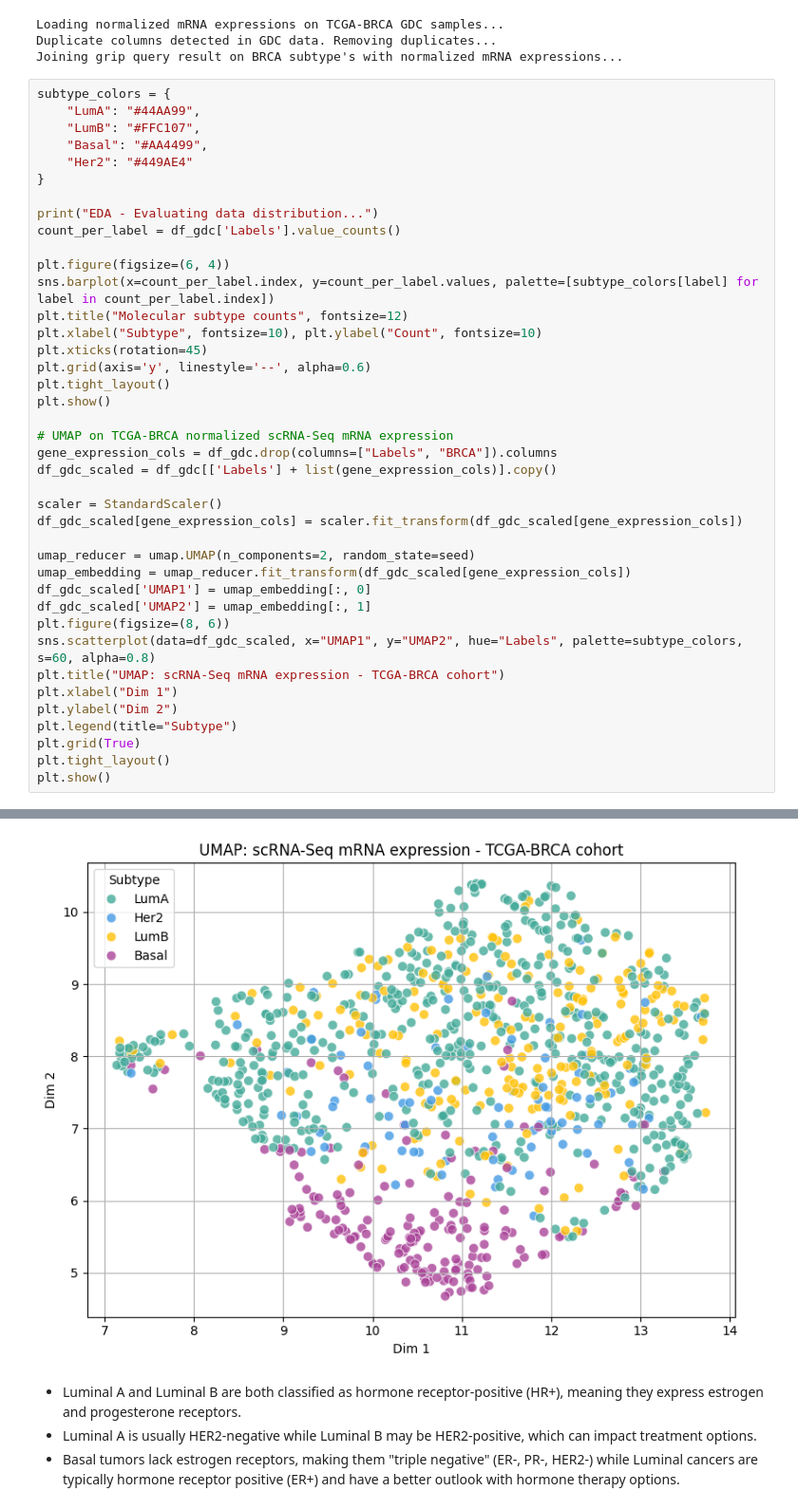
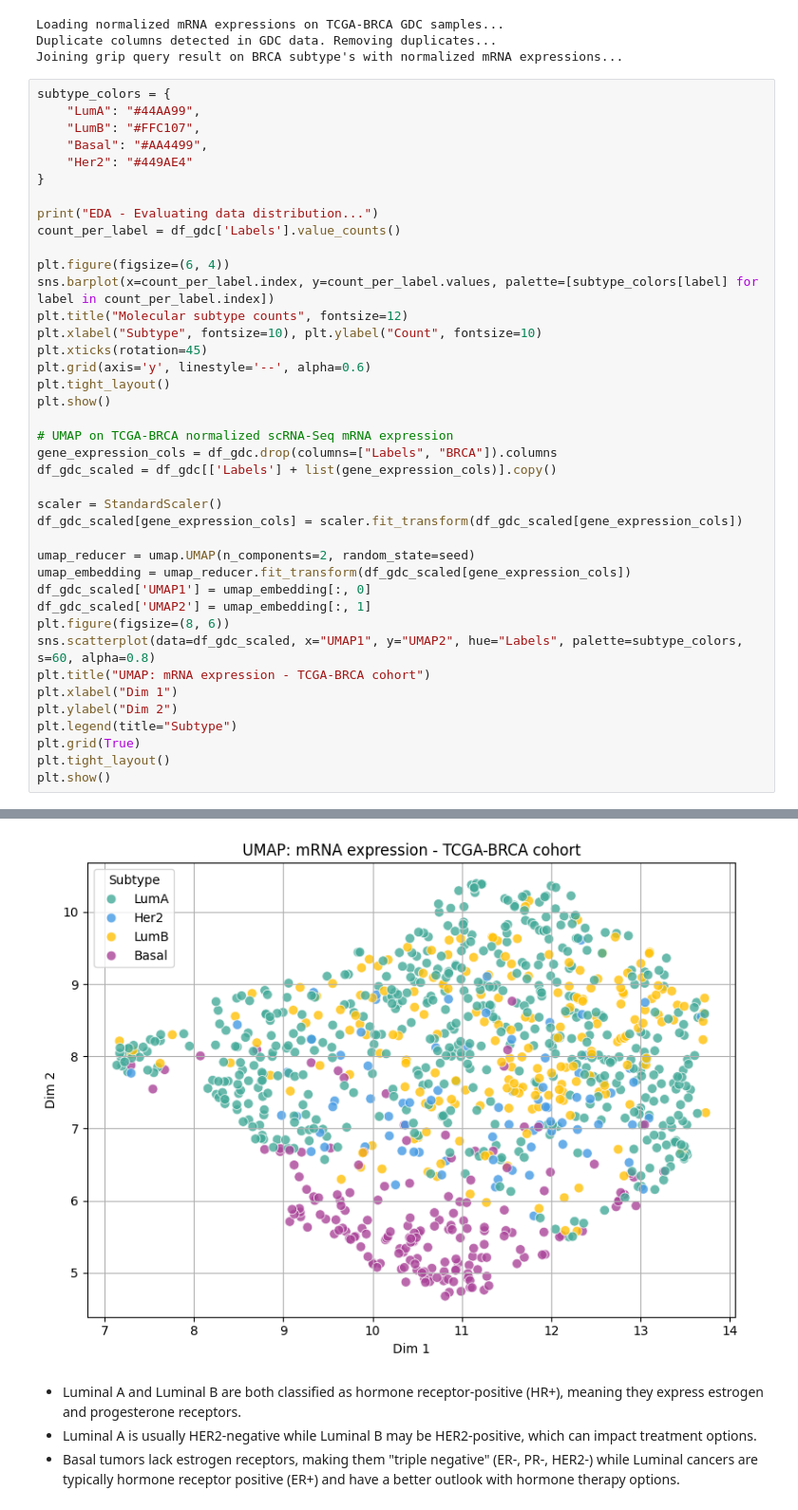
Before and after one commit to ohsu-comp-bio/pycascades, a Jupyter notebook: demo/subtype_features.ipynb, the cells around one changed output, grey strips where cells are left out. Shown at 95% size. Cells and saved outputs as stored; diff of their text form.

Commit message:
updated subtypes UMAP

```diff
--- a/demo/subtype_features.ipynb
+++ b/demo/subtype_features.ipynb
@@ -65,35 +66,35 @@ plt.figure(figsize=(6, 4))
 sns.barplot(x=count_per_label.index, y=count_per_label.values, palette=[subtype_colors[label] for label in count_per_label.index])
 plt.title("Molecular subtype counts", fontsize=12)
 plt.xlabel("Subtype", fontsize=10), plt.ylabel("Count", fontsize=10)
 plt.xticks(rotation=45)
 plt.grid(axis='y', linestyle='--', alpha=0.6)
 plt.tight_layout()
 plt.show()
 
 # UMAP on TCGA-BRCA normalized scRNA-Seq mRNA expression
 gene_expression_cols = df_gdc.drop(columns=["Labels", "BRCA"]).columns
 df_gdc_scaled = df_gdc[['Labels'] + list(gene_expression_cols)].copy()
 
 scaler = StandardScaler()
 df_gdc_scaled[gene_expression_cols] = scaler.fit_transform(df_gdc_scaled[gene_expression_cols])
 
 umap_reducer = umap.UMAP(n_components=2, random_state=seed)
 umap_embedding = umap_reducer.fit_transform(df_gdc_scaled[gene_expression_cols])
 df_gdc_scaled['UMAP1'] = umap_embedding[:, 0]
 df_gdc_scaled['UMAP2'] = umap_embedding[:, 1]
 plt.figure(figsize=(8, 6))
 sns.scatterplot(data=df_gdc_scaled, x="UMAP1", y="UMAP2", hue="Labels", palette=subtype_colors, s=60, alpha=0.8)
-plt.title("UMAP: scRNA-Seq mRNA expression - TCGA-BRCA cohort")
+plt.title("UMAP: mRNA expression - TCGA-BRCA cohort")
 plt.xlabel("Dim 1")
 plt.ylabel("Dim 2")
 plt.legend(title="Subtype")
 plt.grid(True)
 plt.tight_layout()
 plt.show()
 # %% [output]
 EDA - Evaluating data distribution...
 [figure]
-[figure, old version]
+[figure, new version]
 # %% [markdown]
 - Luminal A and Luminal B are both classified as hormone receptor-positive (HR+), meaning they express estrogen and progesterone receptors.
 - Luminal A is usually HER2-negative while Luminal B may be HER2-positive, which can impact treatment options.
```
Also changed, not shown: parts of 4 cells of this notebook, 1 other file.
